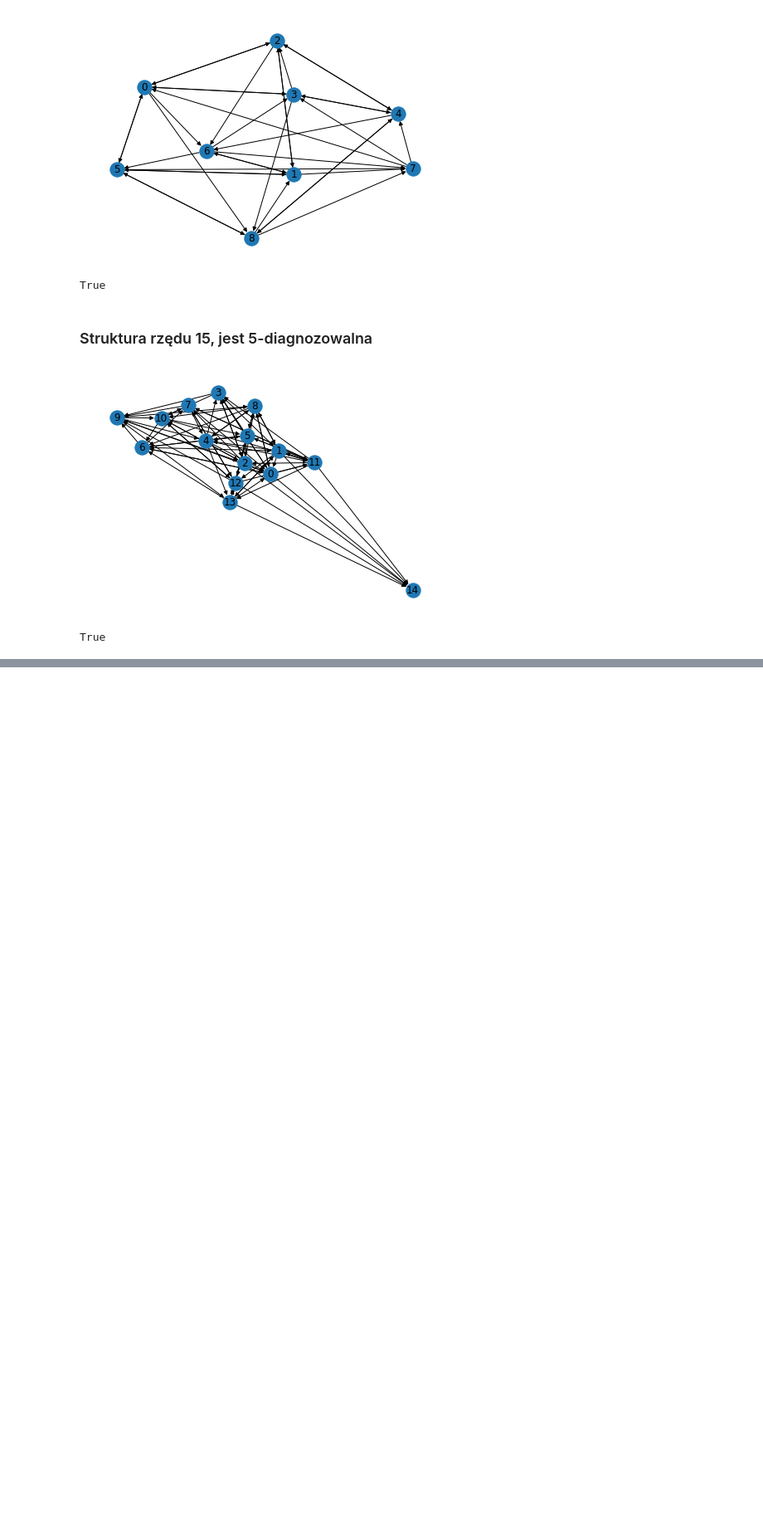
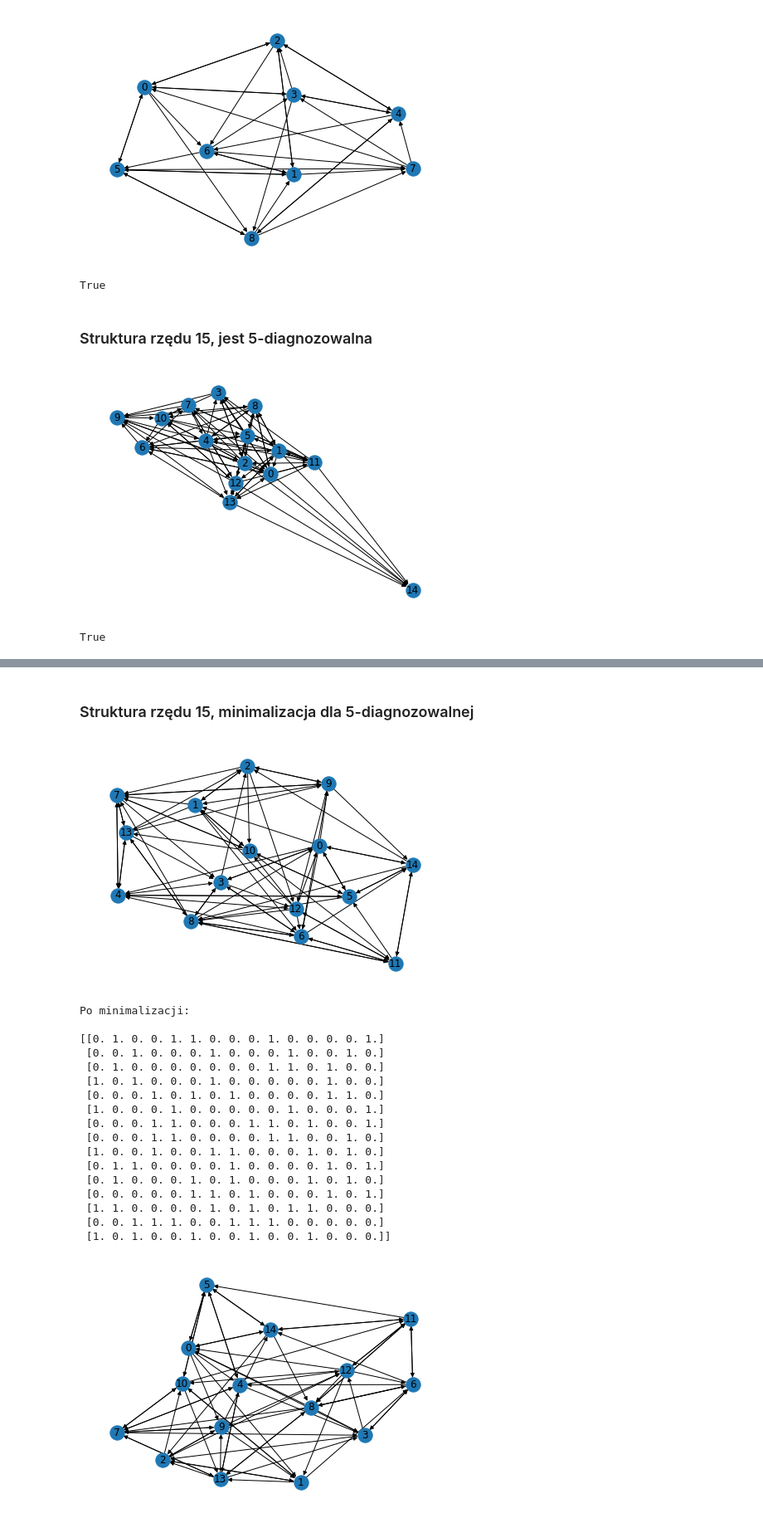
Before and after one commit to ddavid09/dsk-pmc, a Jupyter notebook: dsk_pmc.ipynb, the cells around one changed output, grey strips where cells are left out. Shown at 83% size. Drawn from its saved outputs; the diff is of its cells as text; code cells hidden in the pictures; blank space fills up the shorter version.

```diff
--- a/dsk_pmc.ipynb
+++ b/dsk_pmc.ipynb
@@ -110,0 +176,31 @@ True
+# %% [markdown]
+### Struktura rzędu 15, minimalizacja dla 5-diagnozowalnej
+# %%
+g = MinimizerPMC('Inputs/input_struct_to_minimize_large.txt')
+g.show_graph()
+print("Po minimalizacji:")
+print()
+minimized = g.minimize(5)
+print(minimized)
+minimized = MinimizerPMC(input_matrix=minimized)
+minimized.show_graph()
+# %% [output]
+[figure, added]
+Po minimalizacji:
+
+[[0. 1. 0. 0. 1. 1. 0. 0. 0. 1. 0. 0. 0. 0. 1.]
+ [0. 0. 1. 0. 0. 0. 1. 0. 0. 0. 1. 0. 0. 1. 0.]
+ [0. 1. 0. 0. 0. 0. 0. 0. 0. 1. 1. 0. 1. 0. 0.]
+ [1. 0. 1. 0. 0. 0. 1. 0. 0. 0. 0. 0. 1. 0. 0.]
+ [0. 0. 0. 1. 0. 1. 0. 1. 0. 0. 0. 0. 1. 1. 0.]
+ [1. 0. 0. 0. 1. 0. 0. 0. 0. 0. 1. 0. 0. 0. 1.]
+ [0. 0. 0. 1. 1. 0. 0. 0. 1. 1. 0. 1. 0. 0. 1.]
+ [0. 0. 0. 1. 1. 0. 0. 0. 0. 1. 1. 0. 0. 1. 0.]
+ [1. 0. 0. 1. 0. 0. 1. 1. 0. 0. 0. 1. 0. 1. 0.]
+ [0. 1. 1. 0. 0. 0. 0. 1. 0. 0. 0. 0. 1. 0. 1.]
+ [0. 1. 0. 0. 0. 1. 0. 1. 0. 0. 0. 1. 0. 1. 0.]
+ [0. 0. 0. 0. 0. 1. 1. 0. 1. 0. 0. 0. 1. 0. 1.]
+ [1. 1. 0. 0. 0. 0. 1. 0. 1. 0. 1. 1. 0. 0. 0.]
+ [0. 0. 1. 1. 1. 0. 0. 1. 1. 1. 0. 0. 0. 0. 0.]
+ [1. 0. 1. 0. 0. 1. 0. 0. 1. 0. 0. 1. 0. 0. 0.]]
+[figure, added]
```
Also changed, not shown: parts of 10 cells of this notebook, 5 other files.
